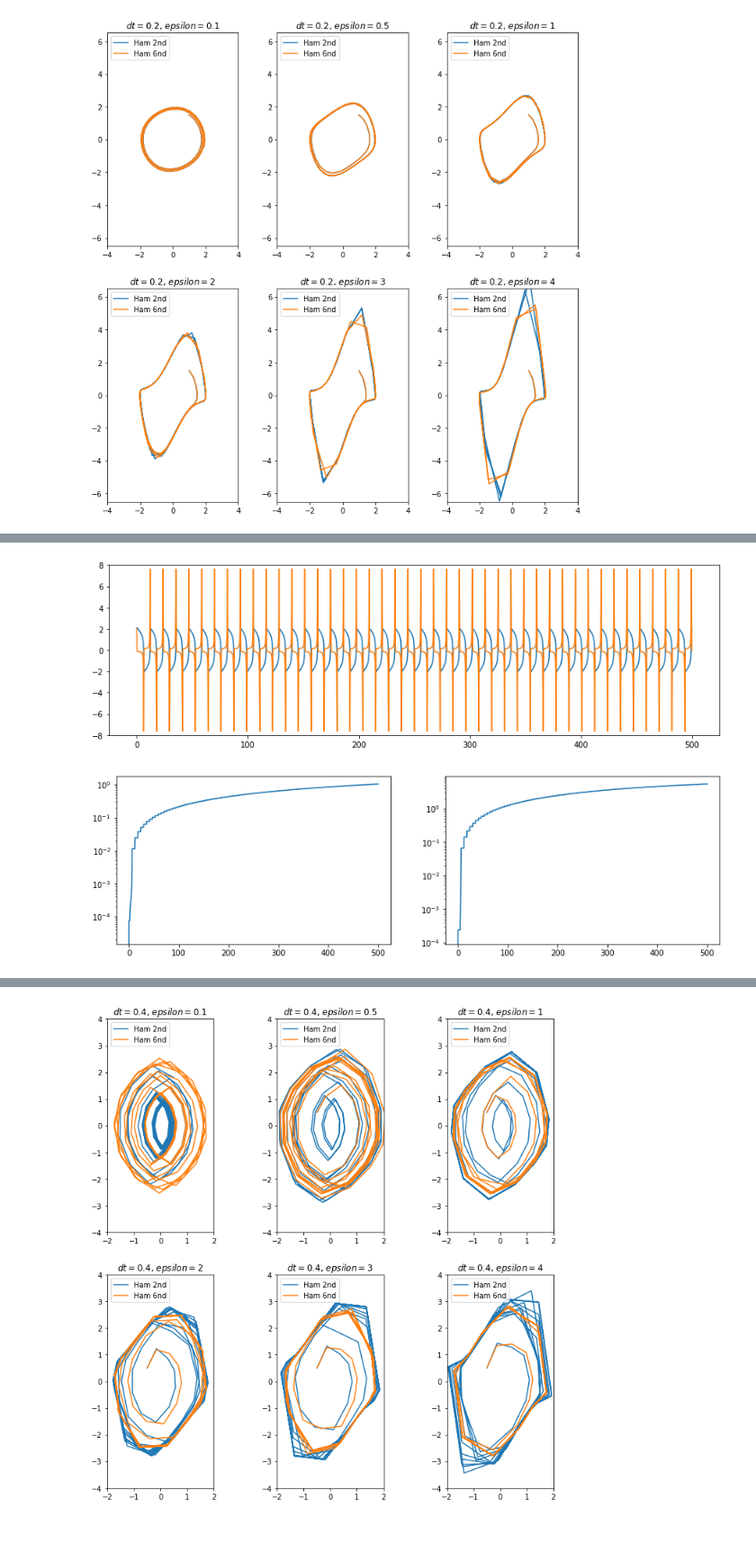
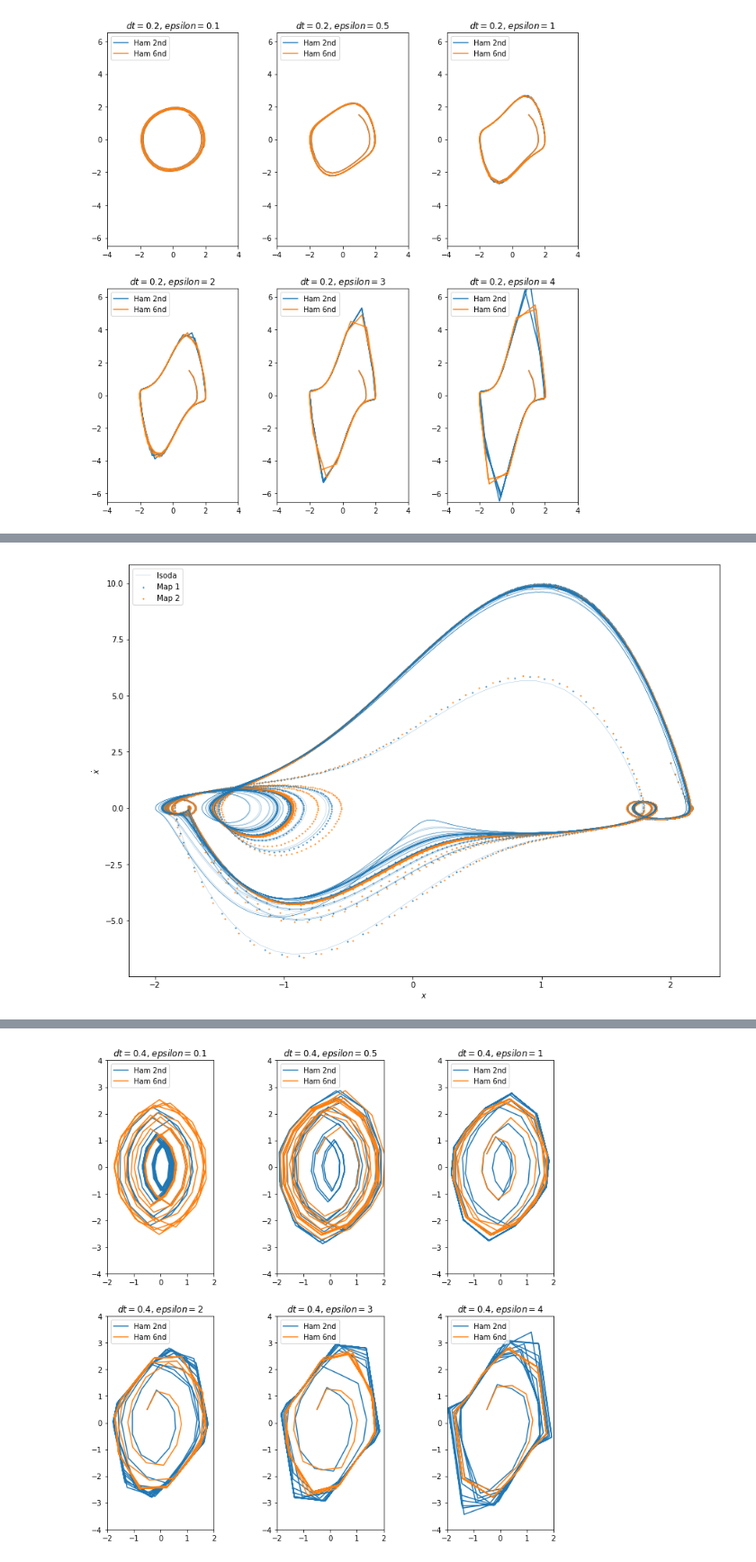
Before and after one commit to mseri/contact-integrators, a Jupyter notebook: Liénard systems.ipynb, the cells around one changed output, grey strips where cells are left out. Shown: that part at 90% size. Drawn from its saved outputs; the diff is of its cells as text; code cells hidden in the pictures; blank space fills up the shorter version.

```diff
--- a/Liénard systems.ipynb
+++ b/Liénard systems.ipynb
@@ -148,42 +212,30 @@ Number of function evaluations: 494033, number of Jacobian evaluations: 11491
 # %%
-vdp = vanDerPol(5)
-jump = 3
+vdp = vanDerPol(5, 5, 2.463)
+jump = 1
 tout2 = np.linspace(0, 500, 25000*jump)
 
 
 q0, s0 = 2, 2
 
-sol, sols, _ = ic.integrate(step, vdp, tout2, p0, q0, s0)
+sol, sols, _ = ic.integrate(step1, vdp, tout2, p0, q0, s0)
 solm, solms, _ = ic.integrate(step6, vdp, tout2, p0, q0, s0)
+sol2, sols2, _ = ic.integrate(step2, vdp, tout2, p0, q0, s0)
+solm2, solms2, _ = ic.integrate(step62, vdp, tout2, p0, q0, s0)
-# %%
-plt.figure(figsize=(14,4))
-
-plt.plot(tout,
-         sol[:,1][::jump])
-plt.plot(tout,
-         sols[::jump])
-plt.ylim((-8,8))
-plt.show()
-# %% [output]
-[figure, removed]
-# %%
-plt.figure(figsize=(14,4))
-
-def err(x, y):
-    errv = np.empty(len(x))
-    for i in range(len(x)):
-        errv[i] = max(errv[i-1] if i > 0 else 0, abs(x[i]-y[i]))
-    return errv
-
-plt.subplot("121")
-plt.plot(tout,
-         err(sol[:,1][::jump],y_odeint[:,0]))
-plt.yscale('log')
-
-plt.subplot("122")
-plt.plot(tout,
-         err(sols[::jump],y_odeint[:,1]))
-plt.yscale('log')
-plt.show()
-# %% [output]
-[figure, removed]
+# %%
+plt.figure(figsize=(14,10))
+# plt.subplot("211")
+# plt.plot(tout, sol[:,1][::jump], label="$x$")
+# plt.plot(tout, sols[::jump], label="$\dot{x}$")
+# plt.plot(tout, sol2[:,1][::jump], label="$x_2$")
+# plt.plot(tout, sols2[::jump], label="$\dot{x}_2$")
+# plt.legend(loc="upper left")
+# plt.subplot("212")
+plt.plot(y_odeint[:, 0], y_odeint[:, 1], linewidth=0.2, label="lsoda")
+plt.scatter(sol[:,1][::jump], sols[::jump], s=1, label="Map 1")
+plt.scatter(sol2[:,1][::jump], sols2[::jump], s=1, label="Map 2")
+plt.xlabel("$x$")
+plt.ylabel("$\dot{x}$")
+plt.legend(loc="upper left")
+plt.show()
+# %% [output]
+[figure, added]
```
Also changed, not shown: parts of 15 cells of this notebook.
